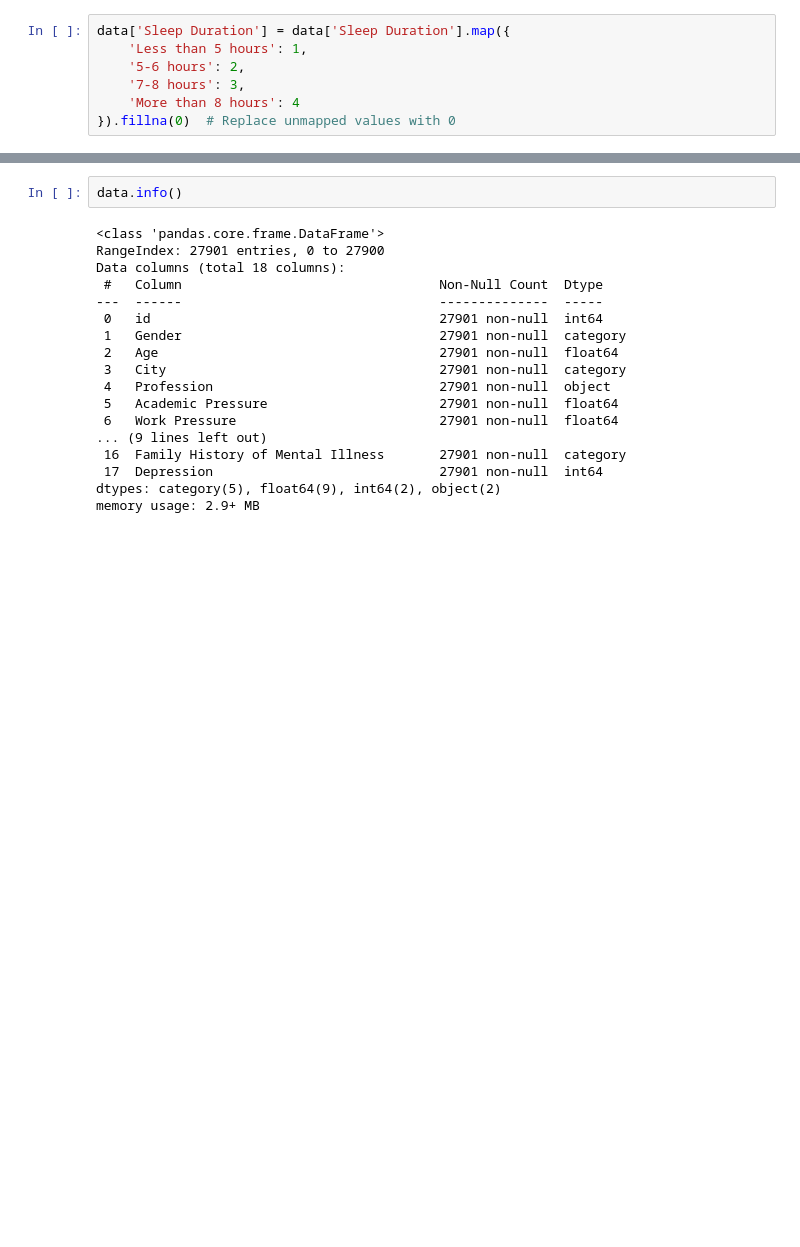
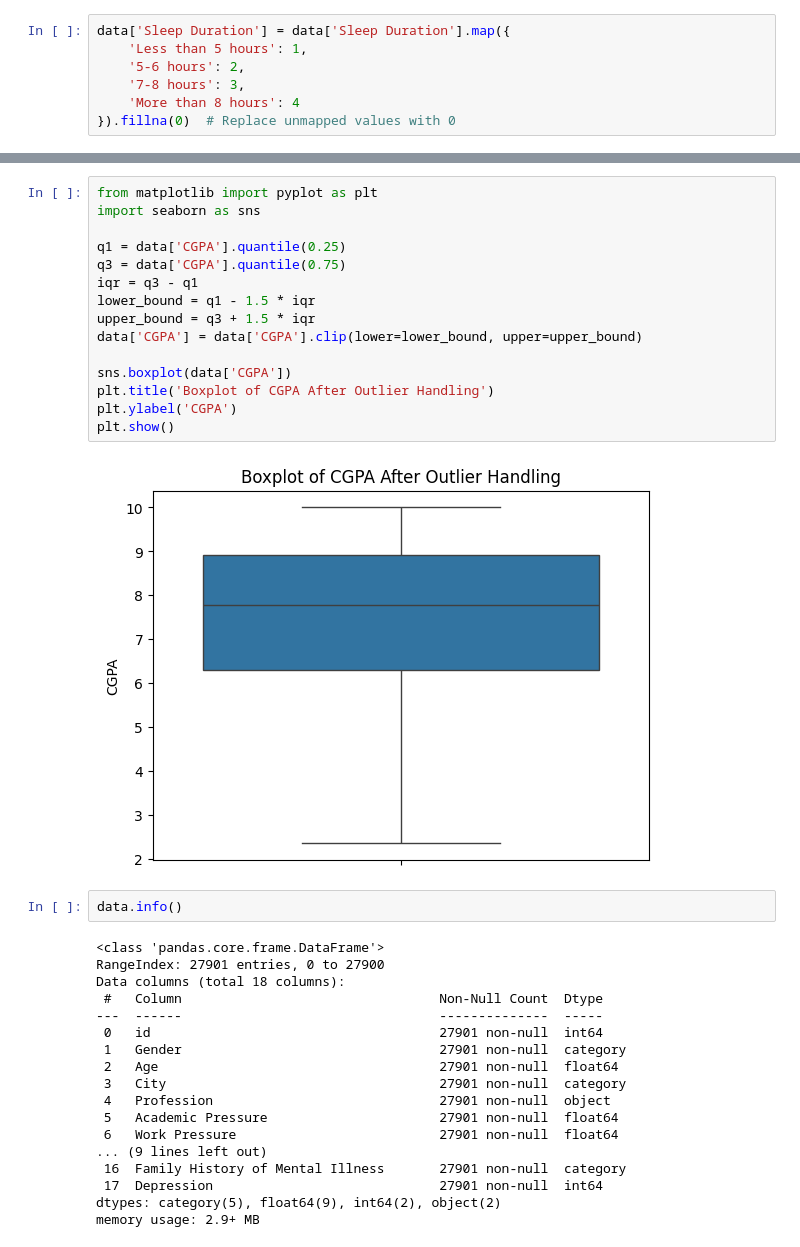
Before and after one commit to Luka-Dumbadze/Student_Depression_Analysis, a Jupyter notebook: notebooks/Data_Loading_and_Cleaning.ipynb, the cells around one changed output, grey strips where cells are left out. Cells and saved outputs as stored; diff of their text form; blank space fills up the shorter version.

```diff
--- a/notebooks/Data_Loading_and_Cleaning.ipynb
+++ b/notebooks/Data_Loading_and_Cleaning.ipynb
@@ -81,3 +88,20 @@ plt.show()
+# %%
+from matplotlib import pyplot as plt
+import seaborn as sns
+
+q1 = data['CGPA'].quantile(0.25)
+q3 = data['CGPA'].quantile(0.75)
+iqr = q3 - q1
+lower_bound = q1 - 1.5 * iqr
+upper_bound = q3 + 1.5 * iqr
+data['CGPA'] = data['CGPA'].clip(lower=lower_bound, upper=upper_bound)
+
+sns.boxplot(data['CGPA'])
+plt.title('Boxplot of CGPA After Outlier Handling')
+plt.ylabel('CGPA')
+plt.show()
+# %% [output]
+[figure, added]
 # %%
 data.info()
 # %% [output]
```
Also changed, not shown: parts of 7 cells of this notebook, 11 other files.
